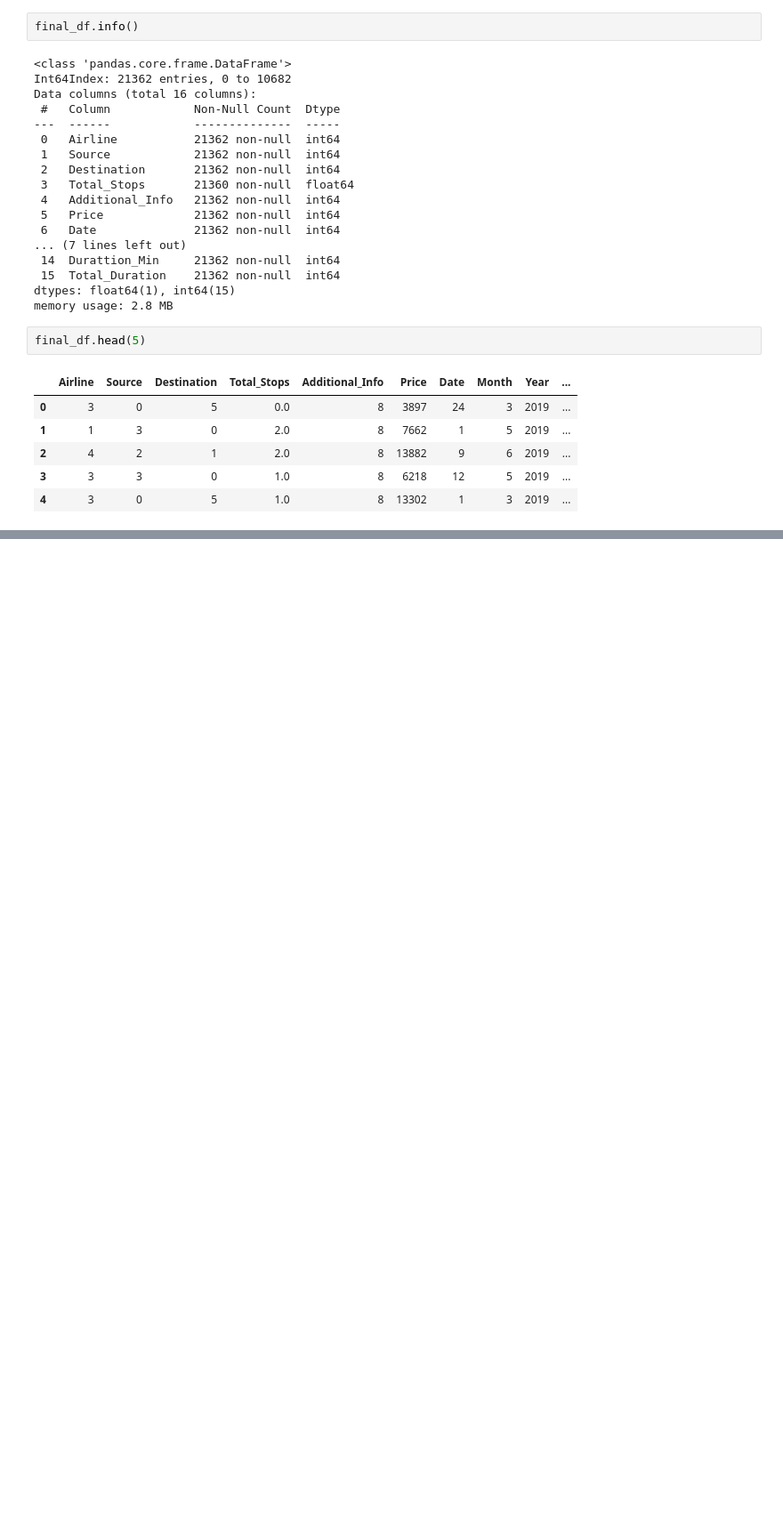
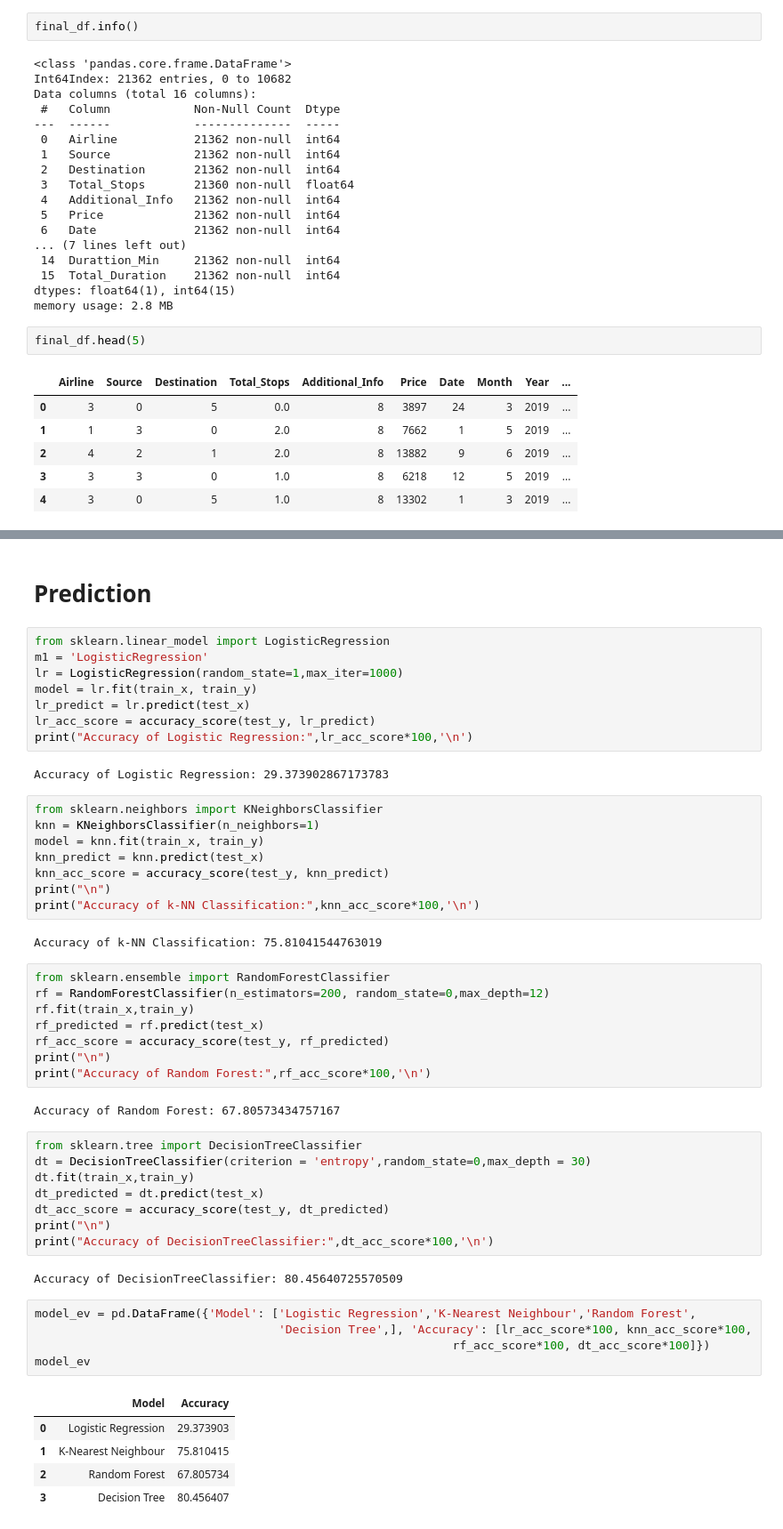
Before and after one commit to chandru1003/Kaggle, a Jupyter notebook: flight-prediction-eda.ipynb, the cells around one changed output, grey strips where cells are left out. Shown at 89% size. Saved outputs shown, nothing was run; the diff lists cells and outputs as text; blank space fills up the shorter version.

Commit message:
Kaggle Notebook | Flight Prediction EDA | Version 2

```diff
--- a/flight-prediction-eda.ipynb
+++ b/flight-prediction-eda.ipynb
@@ -362,0 +379,53 @@ final_df.head(5)
+# %% [markdown]
+# Prediction
+# %%
+from sklearn.linear_model import LogisticRegression
+m1 = 'LogisticRegression'
+lr = LogisticRegression(random_state=1,max_iter=1000)
+model = lr.fit(train_x, train_y)
+lr_predict = lr.predict(test_x)
+lr_acc_score = accuracy_score(test_y, lr_predict)
+print("Accuracy of Logistic Regression:",lr_acc_score*100,'\n')
+# %% [output]
+Accuracy of Logistic Regression: 29.373902867173783
+# %%
+from sklearn.neighbors import KNeighborsClassifier
+knn = KNeighborsClassifier(n_neighbors=1)
+model = knn.fit(train_x, train_y)
+knn_predict = knn.predict(test_x)
+knn_acc_score = accuracy_score(test_y, knn_predict)
+print("\n")
+print("Accuracy of k-NN Classification:",knn_acc_score*100,'\n')
+# %% [output]
+Accuracy of k-NN Classification: 75.81041544763019
+# %%
+from sklearn.ensemble import RandomForestClassifier
+rf = RandomForestClassifier(n_estimators=200, random_state=0,max_depth=12)
+rf.fit(train_x,train_y)
+rf_predicted = rf.predict(test_x)
+rf_acc_score = accuracy_score(test_y, rf_predicted)
+print("\n")
+print("Accuracy of Random Forest:",rf_acc_score*100,'\n')
+# %% [output]
+Accuracy of Random Forest: 67.80573434757167
+# %%
+from sklearn.tree import DecisionTreeClassifier
+dt = DecisionTreeClassifier(criterion = 'entropy',random_state=0,max_depth = 30)
+dt.fit(train_x,train_y)
+dt_predicted = dt.predict(test_x)
+dt_acc_score = accuracy_score(test_y, dt_predicted)
+print("\n")
+print("Accuracy of DecisionTreeClassifier:",dt_acc_score*100,'\n')
+# %% [output]
+Accuracy of DecisionTreeClassifier: 80.45640725570509
+# %%
+model_ev = pd.DataFrame({'Model': ['Logistic Regression','K-Nearest Neighbour','Random Forest',
+                                   'Decision Tree',], 'Accuracy': [lr_acc_score*100, knn_acc_score*100,
+                                                            rf_acc_score*100, dt_acc_score*100]})
+model_ev
+# %% [output]
+|  | Model | Accuracy |
+| 0 | Logistic Regression | 29.373903 |
+| 1 | K-Nearest Neighbour | 75.810415 |
+| 2 | Random Forest | 67.805734 |
+| 3 | Decision Tree | 80.456407 |
```
Also changed, not shown: parts of 6 cells of this notebook.
